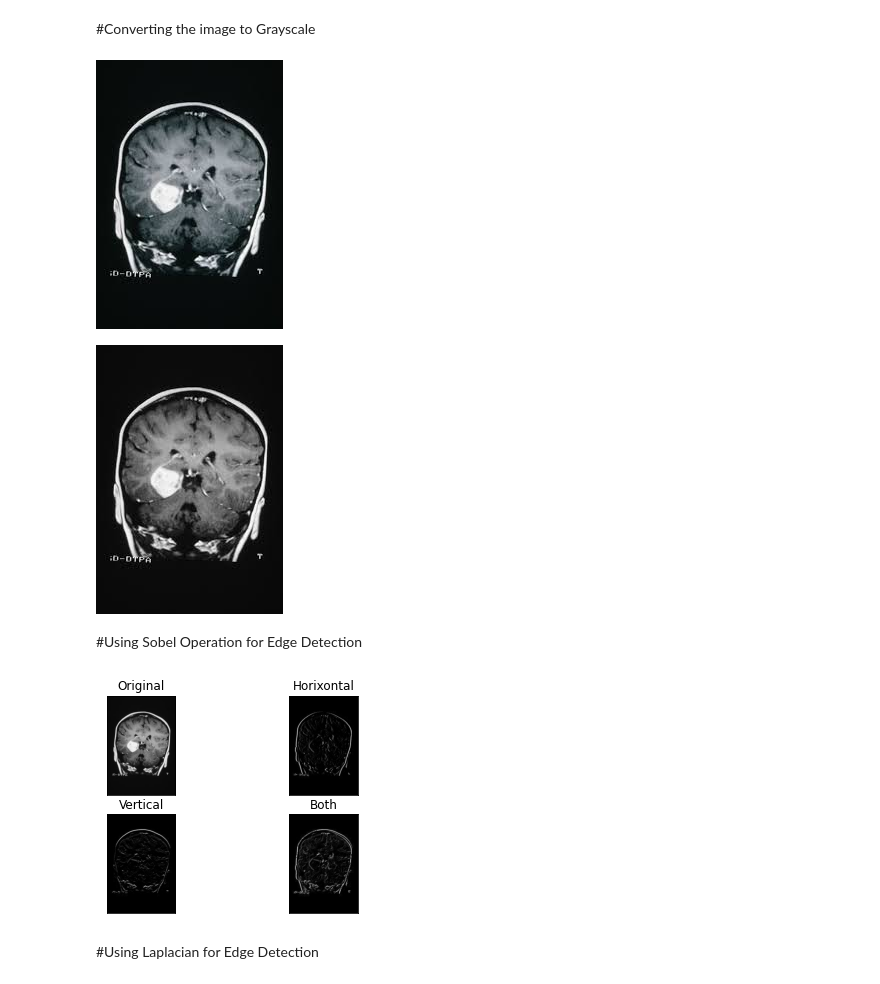
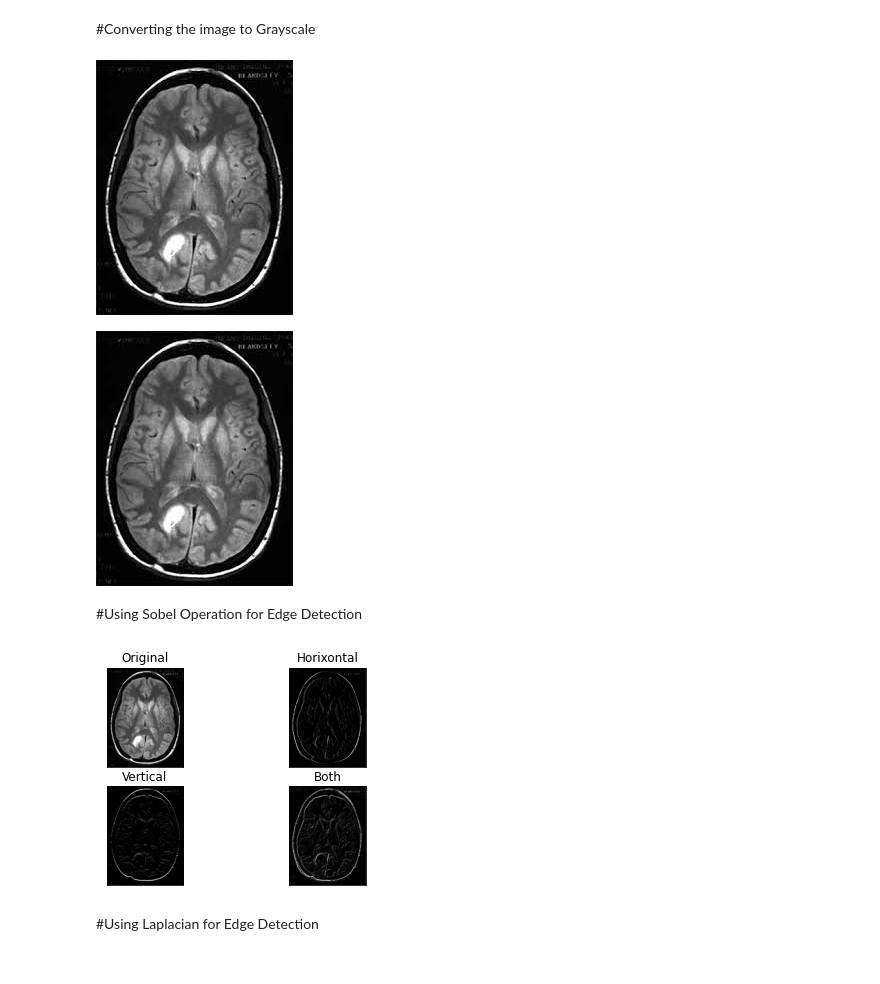
Before and after one commit to chauhan17nitin/Detection-of-Brain-Tumors, a Jupyter notebook: Image_processing.ipynb, the cells around one changed output. Drawn from its saved outputs; the diff is of its cells as text; code cells hidden in the pictures.

```diff
--- a/Image_processing.ipynb
+++ b/Image_processing.ipynb
@@ -18,15 +18,15 @@ os.chdir('/content/drive/My Drive/Kaggle/Image Processing Project')
 # %%
 import cv2
 from google.colab.patches import cv2_imshow
-image = cv2.imread('sample_image.jfif')
+image = cv2.imread('sample2.jfif')
 gray = cv2.cvtColor(image, cv2.COLOR_BGR2GRAY)
 
 cv2_imshow(image)
 print('\t')
 cv2_imshow(gray)
 # %% [output]
-[figure, old version]
+[figure, new version]
-[figure, old version]
+[figure, new version]
 # %% [markdown]
 #Using Sobel Operation for Edge Detection
 # %%
@@ -45,7 +45,7 @@ for i in range(4):
   plt.yticks([])
 plt.show()
 # %% [output]
-[figure, old version]
+[figure, new version]
 # %% [markdown]
 #Using Laplacian for Edge Detection
 # %%
```
Also changed, not shown: parts of 7 cells of this notebook.
